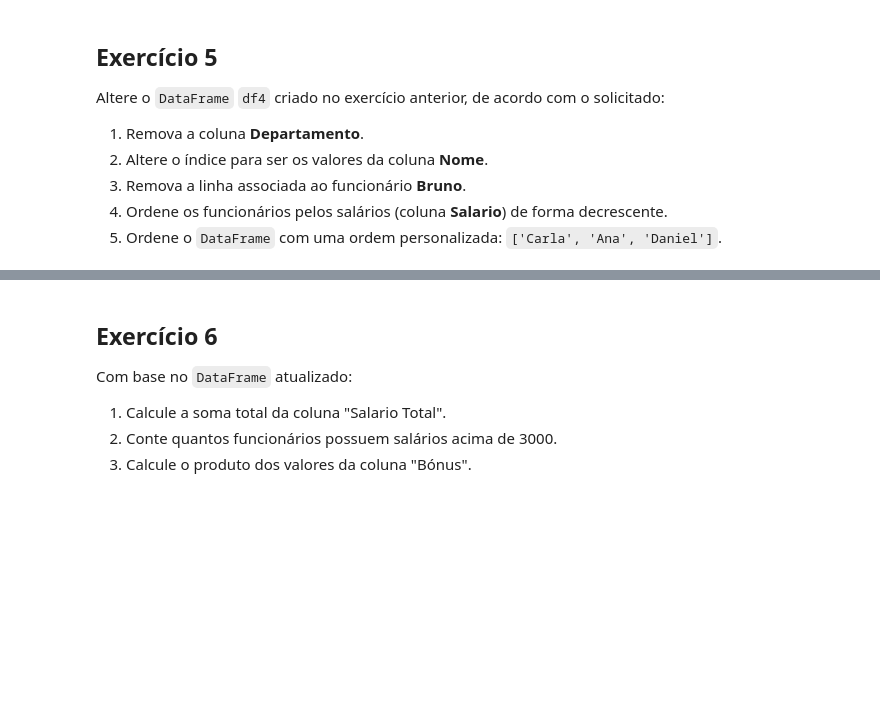
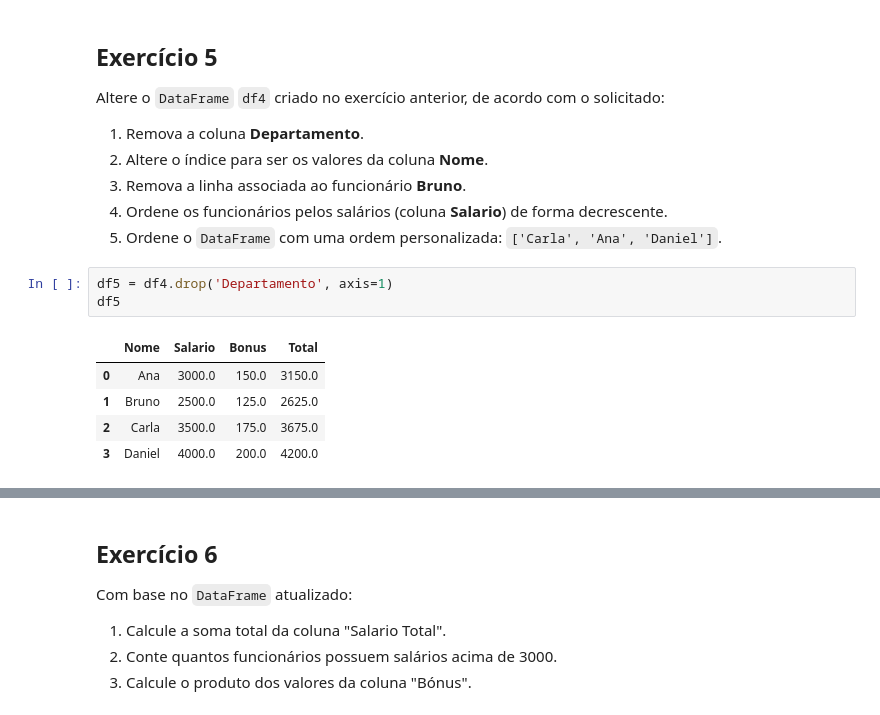
Before and after one commit to andrevieira345/analise_de_dados, a Jupyter notebook: AULA 01/02/INTRODUÇÃO AO PANDAS-20260915/02.3-exercicios.ipynb, the cells around one changed output, grey strips where cells are left out. Cells and saved outputs as stored; diff of their text form; blank space fills up the shorter version.

```diff
--- a/AULA 01/02/INTRODUÇÃO AO PANDAS-20260915/02.3-exercicios.ipynb
+++ b/AULA 01/02/INTRODUÇÃO AO PANDAS-20260915/02.3-exercicios.ipynb
@@ -78,3 +274,12 @@ Altere o `DataFrame` `df4` criado no exercício anterior, de acordo com o solici
 3. Remova a linha associada ao funcionário **Bruno**.
 4. Ordene os funcionários pelos salários (coluna **Salario**) de forma decrescente.
 5. Ordene o `DataFrame` com uma ordem personalizada: `['Carla', 'Ana', 'Daniel']`.
+# %%
+df5 = df4.drop('Departamento', axis=1)
+df5
+# %% [output]
+|  | Nome | Salario | Bonus | Total |
+| 0 | Ana | 3000.0 | 150.0 | 3150.0 |
+| 1 | Bruno | 2500.0 | 125.0 | 2625.0 |
+| 2 | Carla | 3500.0 | 175.0 | 3675.0 |
+| 3 | Daniel | 4000.0 | 200.0 | 4200.0 |
```
Also changed, not shown: parts of 39 cells of this notebook.
